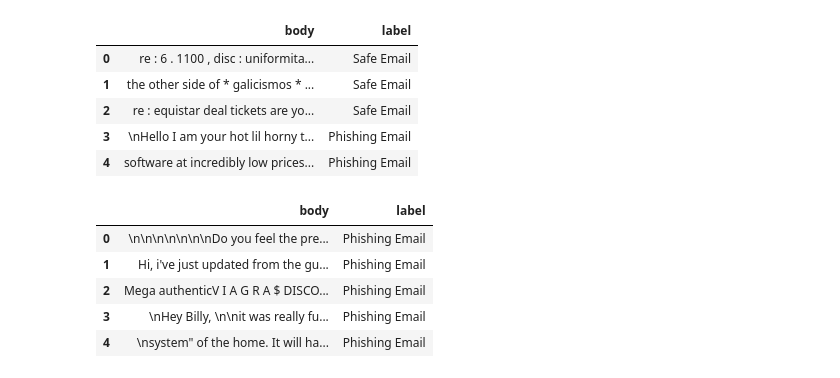
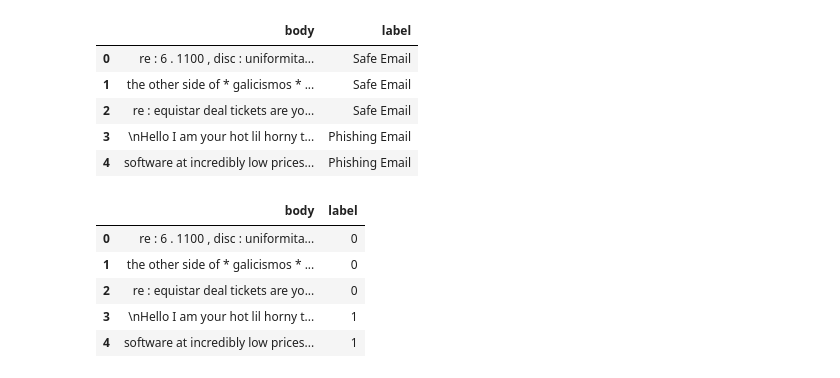
Before and after one commit to capstone-2024-T91/Image-Processing-and-NLP-for-Brand-Protection, a Jupyter notebook: notebooks/data_preprocessing_analysis.ipynb, the cells around one changed output. Saved outputs shown, nothing was run; the diff lists cells and outputs as text; code cells hidden in the pictures.

```diff
--- a/notebooks/data_preprocessing_analysis.ipynb
+++ b/notebooks/data_preprocessing_analysis.ipynb
@@ -81,22 +75,16 @@ df4.head()
 | 2 | re : equistar deal tickets are yo... | Safe Email |
 | 3 | \nHello I am your hot lil horny t... | Phishing Email |
 | 4 | software at incredibly low prices... | Phishing Email |
-# %%
-# Add column label to df and have all columns be "Phishing Email"
-df['label'] = 'Phishing Email'
-df.head()
-# Select the columns to keep
-df = df[['body', 'label']]
-df.head()
-# Concatenate the dataframes
-df = pd.concat([df, df4])
-df.head()
-# %% [output]
-|  | body | label |
-| 0 | \n\n\n\n\n\n\nDo you feel the pre... | Phishing Email |
-| 1 | Hi, i've just updated from the gu... | Phishing Email |
-| 2 | Mega authenticV I A G R A $ DISCO... | Phishing Email |
-| 3 | \nHey Billy, \n\nit was really fu... | Phishing Email |
-| 4 | \nsystem" of the home. It will ha... | Phishing Email |
+# %%
+# map labels to 0 and 1
+df4['label'] = df4['label'].map({'Safe Email': 0, 'Phishing Email': 1})
+df4.head()
+# %% [output]
+|  | body | label |
+| 0 | re : 6 . 1100 , disc : uniformita... | 0 |
+| 1 | the other side of * galicismos * ... | 0 |
+| 2 | re : equistar deal tickets are yo... | 0 |
+| 3 | \nHello I am your hot lil horny t... | 1 |
+| 4 | software at incredibly low prices... | 1 |
 # %%
 # Compare how many phishing emails and non-phishing emails
```
Also changed, not shown: parts of 5 cells of this notebook, 14 other files.
